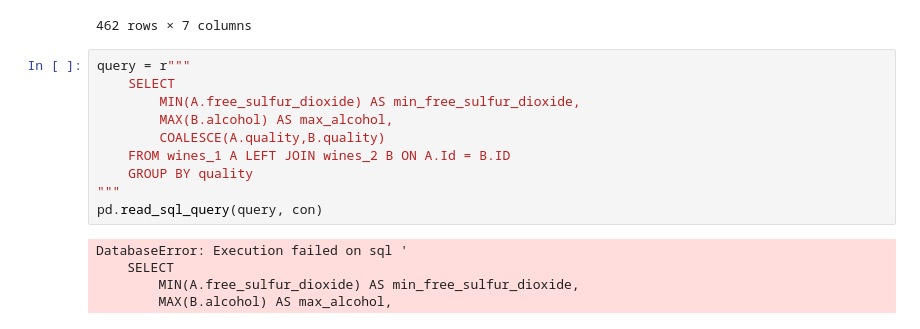
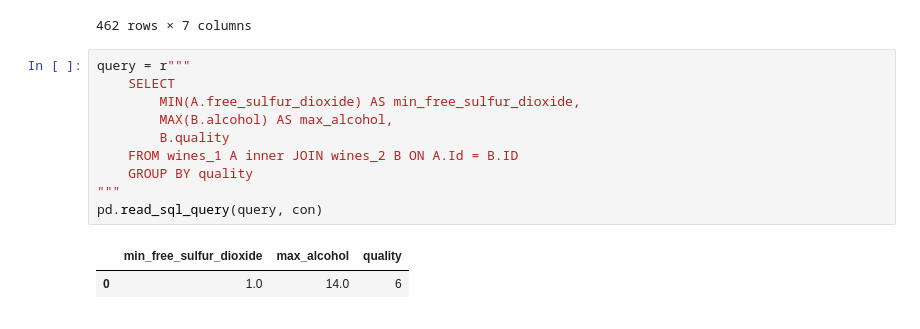
Before and after one commit to aleespa/ML-Tests, a Jupyter notebook: SQL - Pandas.ipynb, the cells around one changed output. Drawn from its saved outputs; the diff is of its cells as text.

```diff
--- a/SQL - Pandas.ipynb
+++ b/SQL - Pandas.ipynb
@@ -188,15 +188,13 @@ pd.read_sql_query(query, con)
 # %%
 query = r"""
     SELECT
         MIN(A.free_sulfur_dioxide) AS min_free_sulfur_dioxide,
         MAX(B.alcohol) AS max_alcohol,
-        COALESCE(A.quality,B.quality)
-    FROM wines_1 A LEFT JOIN wines_2 B ON A.Id = B.ID
+        B.quality
+    FROM wines_1 A inner JOIN wines_2 B ON A.Id = B.ID
     GROUP BY quality
 """
 pd.read_sql_query(query, con)
 # %% [output]
-DatabaseError: Execution failed on sql '
-    SELECT
-        MIN(A.free_sulfur_dioxide) AS min_free_sulfur_dioxide,
-        MAX(B.alcohol) AS max_alcohol,
+|  | min_free_sulfur_dioxide | max_alcohol | quality |
+| 0 | 1.0 | 14.0 | 6 |
```
